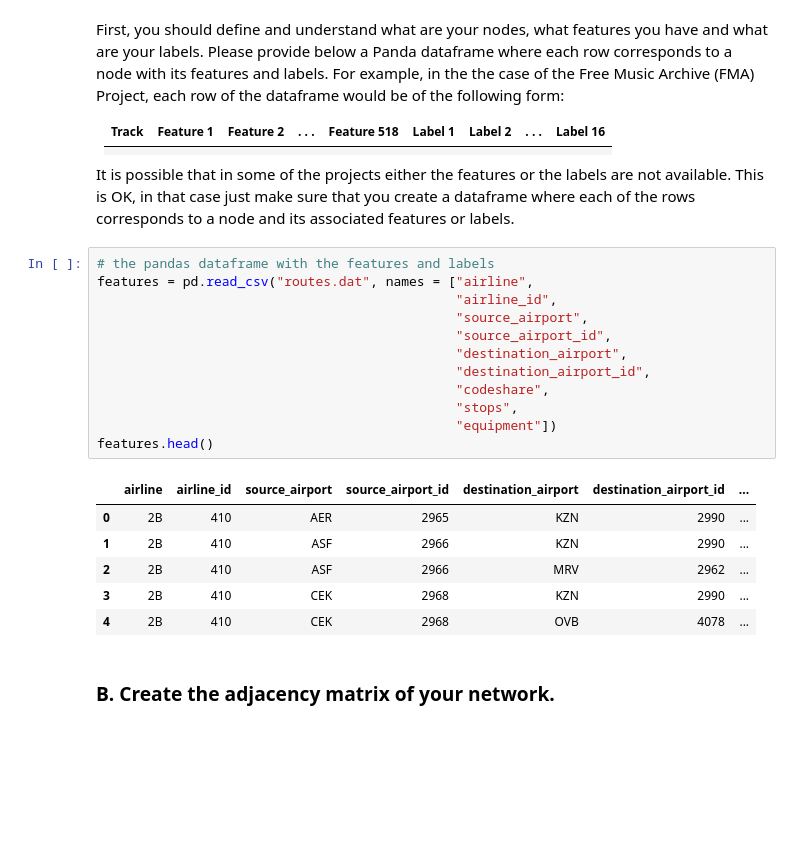
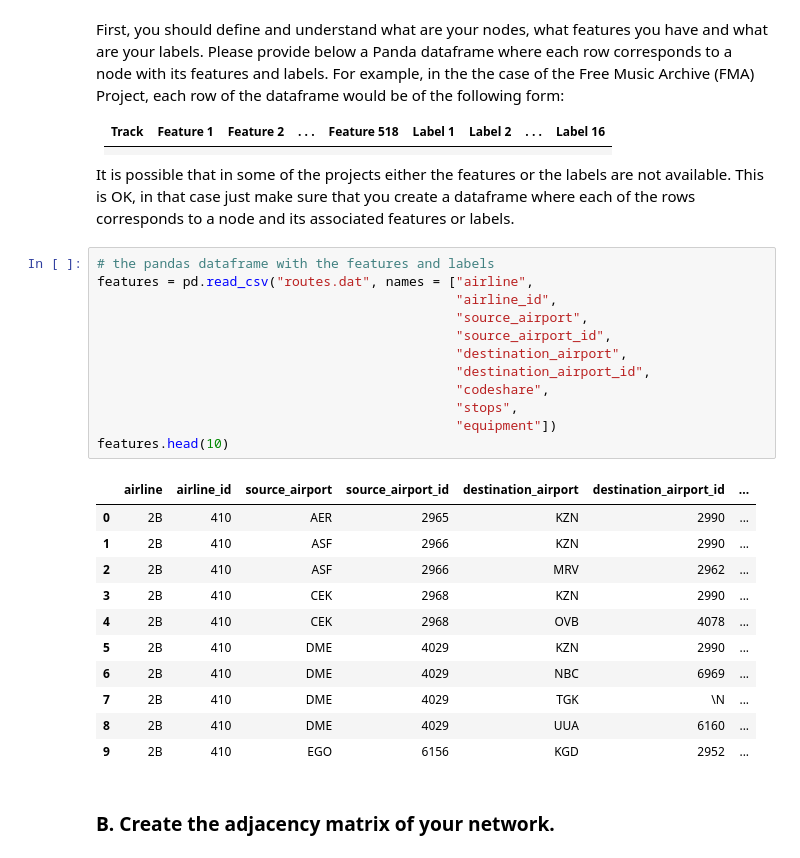
Before and after one commit to AmauV/NTDS, a Jupyter notebook: 1_network_properties.ipynb, the cells around one changed output. Drawn from its saved outputs; the diff is of its cells as text; blank space fills up the shorter version.

```diff
--- a/1_network_properties.ipynb
+++ b/1_network_properties.ipynb
@@ -40,22 +40,27 @@ It is possible that in some of the projects either the features or the labels ar
 # %%
 # the pandas dataframe with the features and labels
 features = pd.read_csv("routes.dat", names = ["airline",
                                               "airline_id",
                                               "source_airport",
                                               "source_airport_id",
                                               "destination_airport",
                                               "destination_airport_id",
                                               "codeshare",
                                               "stops",
                                               "equipment"])
-features.head()
+features.head(10)
 # %% [output]
 |  | airline | airline_id | source_airport | source_airport_id | destination_airport | destination_airport_id | ... |
 | 0 | 2B | 410 | AER | 2965 | KZN | 2990 | ... |
 | 1 | 2B | 410 | ASF | 2966 | KZN | 2990 | ... |
 | 2 | 2B | 410 | ASF | 2966 | MRV | 2962 | ... |
 | 3 | 2B | 410 | CEK | 2968 | KZN | 2990 | ... |
 | 4 | 2B | 410 | CEK | 2968 | OVB | 4078 | ... |
+| 5 | 2B | 410 | DME | 4029 | KZN | 2990 | ... |
+| 6 | 2B | 410 | DME | 4029 | NBC | 6969 | ... |
+| 7 | 2B | 410 | DME | 4029 | TGK | \N | ... |
+| 8 | 2B | 410 | DME | 4029 | UUA | 6160 | ... |
+| 9 | 2B | 410 | EGO | 6156 | KGD | 2952 | ... |
 # %% [markdown]
 ### B. Create the adjacency matrix of your network.
 # %% [markdown]
```
Also changed, not shown: parts of 15 cells of this notebook, 2 other files.
